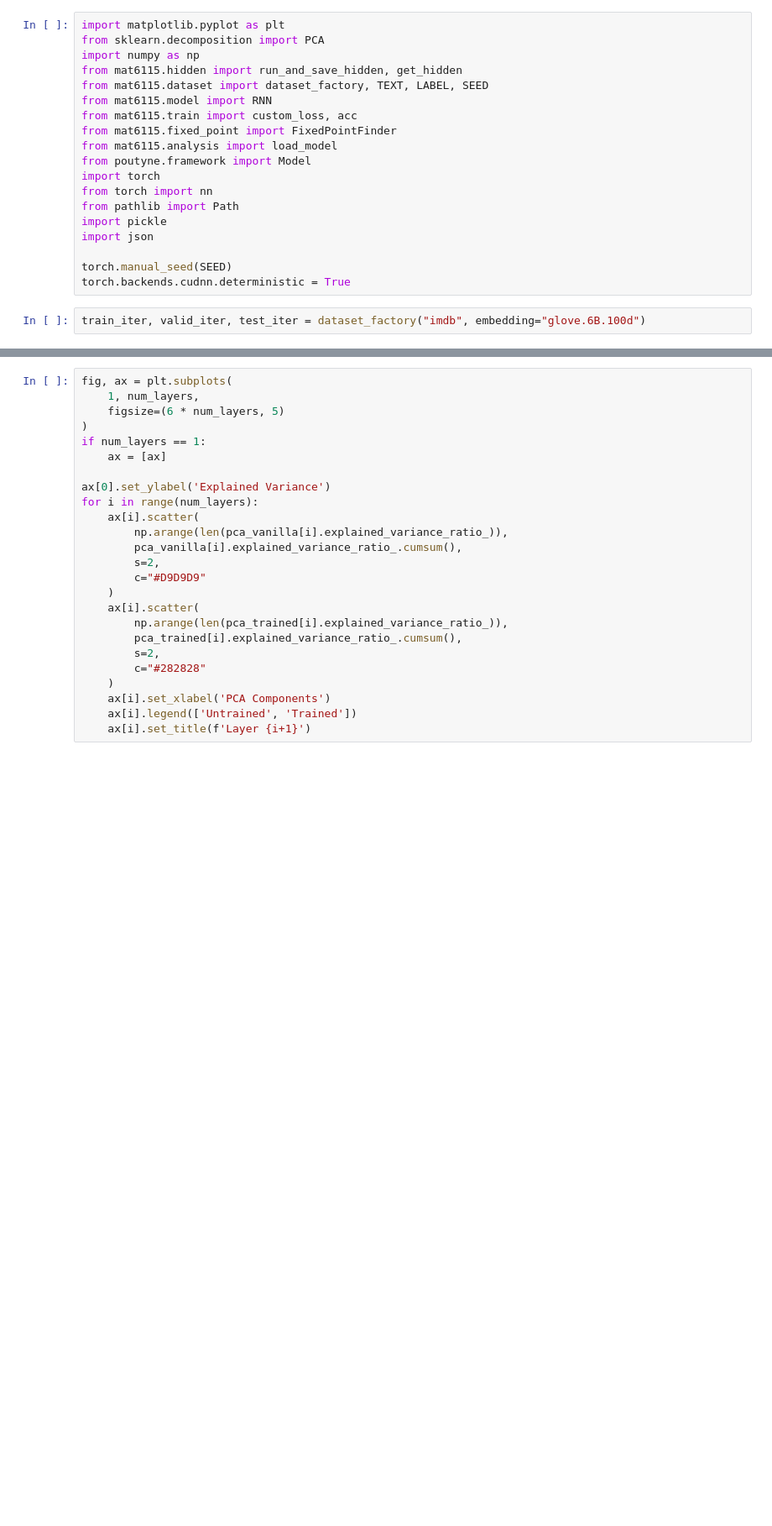
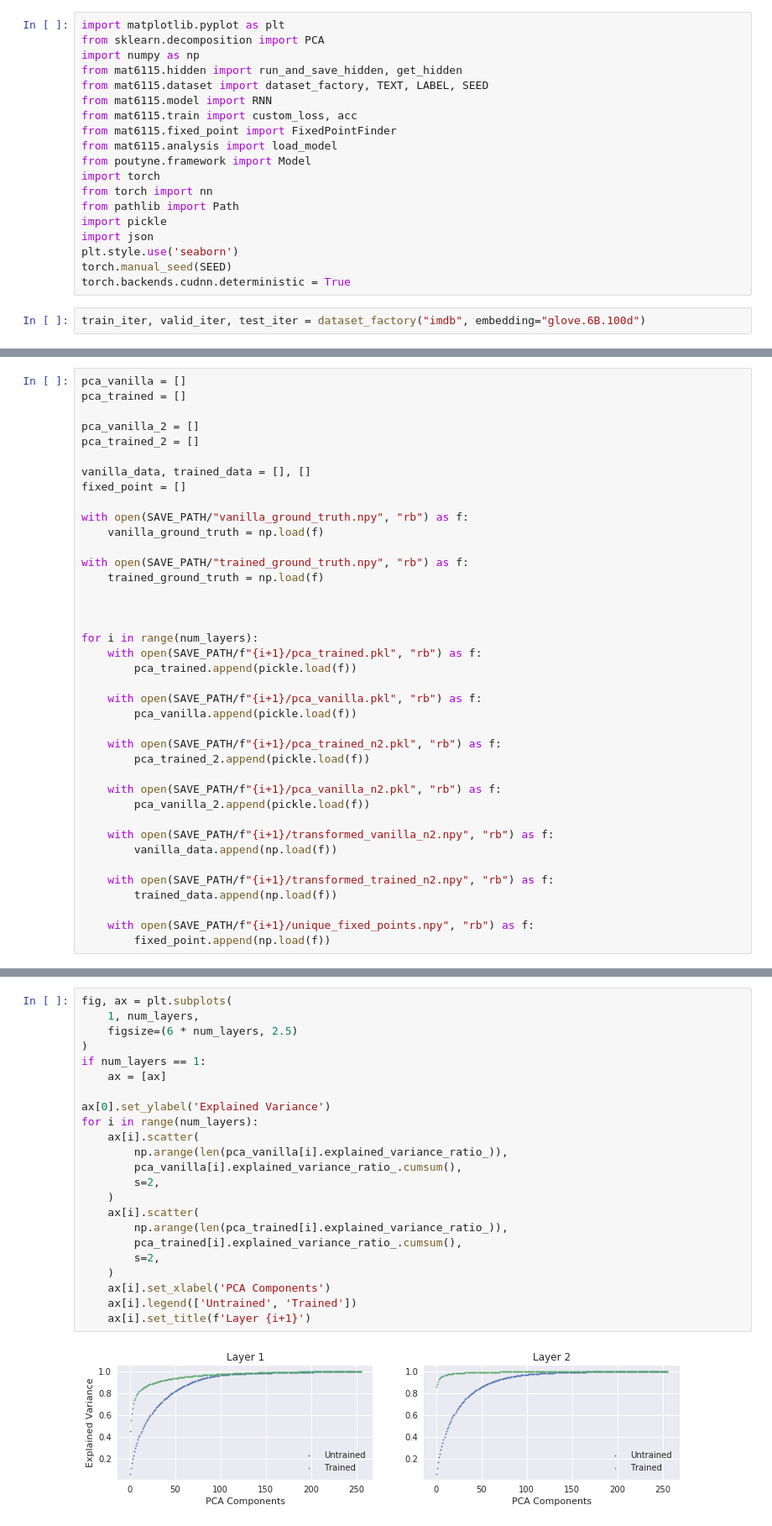
Before and after one commit to atremblay/mat6115, a Jupyter notebook: 2- Analysis.ipynb, the cells around one changed output, grey strips where cells are left out. Shown at 84% size. Saved outputs shown, nothing was run; the diff lists cells and outputs as text; blank space fills up the shorter version.

```diff
--- a/2- Analysis.ipynb
+++ b/2- Analysis.ipynb
@@ -17,7 +17,7 @@ from torch import nn
 from pathlib import Path
 import pickle
 import json
-
+plt.style.use('seaborn')
 torch.manual_seed(SEED)
 torch.backends.cudnn.deterministic = True
 # %%
@@ -79,0 +70,39 @@ with open(SAVE_PATH / 'pca_vanilla.pkl', 'wb') as pca_vanilla_file:
+# %%
+pca_vanilla = []
+pca_trained = []
+
+pca_vanilla_2 = []
+pca_trained_2 = []
+
+vanilla_data, trained_data = [], []
+fixed_point = []
+
+with open(SAVE_PATH/"vanilla_ground_truth.npy", "rb") as f:
+    vanilla_ground_truth = np.load(f)
+
+with open(SAVE_PATH/"trained_ground_truth.npy", "rb") as f:
+    trained_ground_truth = np.load(f)
+
+
+
+for i in range(num_layers):
+    with open(SAVE_PATH/f"{i+1}/pca_trained.pkl", "rb") as f:
+        pca_trained.append(pickle.load(f))
+
+    with open(SAVE_PATH/f"{i+1}/pca_vanilla.pkl", "rb") as f:
+        pca_vanilla.append(pickle.load(f))
+
+    with open(SAVE_PATH/f"{i+1}/pca_trained_n2.pkl", "rb") as f:
+        pca_trained_2.append(pickle.load(f))
+
+    with open(SAVE_PATH/f"{i+1}/pca_vanilla_n2.pkl", "rb") as f:
+        pca_vanilla_2.append(pickle.load(f))
+
+    with open(SAVE_PATH/f"{i+1}/transformed_vanilla_n2.npy", "rb") as f:
+        vanilla_data.append(np.load(f))
+
+    with open(SAVE_PATH/f"{i+1}/transformed_trained_n2.npy", "rb") as f:
+        trained_data.append(np.load(f))
+
+    with open(SAVE_PATH/f"{i+1}/unique_fixed_points.npy", "rb") as f:
+        fixed_point.append(np.load(f))
@@ -80,25 +111,25 @@ with open(SAVE_PATH / 'pca_vanilla.pkl', 'wb') as pca_vanilla_file:
 # %%
 fig, ax = plt.subplots(
     1, num_layers,
-    figsize=(6 * num_layers, 5)
+    figsize=(6 * num_layers, 2.5)
 )
 if num_layers == 1:
     ax = [ax]
 
 ax[0].set_ylabel('Explained Variance')
 for i in range(num_layers):
     ax[i].scatter(
         np.arange(len(pca_vanilla[i].explained_variance_ratio_)),
         pca_vanilla[i].explained_variance_ratio_.cumsum(),
         s=2,
-        c="#D9D9D9"
     )
     ax[i].scatter(
         np.arange(len(pca_trained[i].explained_variance_ratio_)),
         pca_trained[i].explained_variance_ratio_.cumsum(),
         s=2,
-        c="#282828"
     )
     ax[i].set_xlabel('PCA Components')
     ax[i].legend(['Untrained', 'Trained'])
     ax[i].set_title(f'Layer {i+1}')
+# %% [output]
+[figure, added]
```
Also changed, not shown: parts of 27 cells of this notebook, 6 other files.
